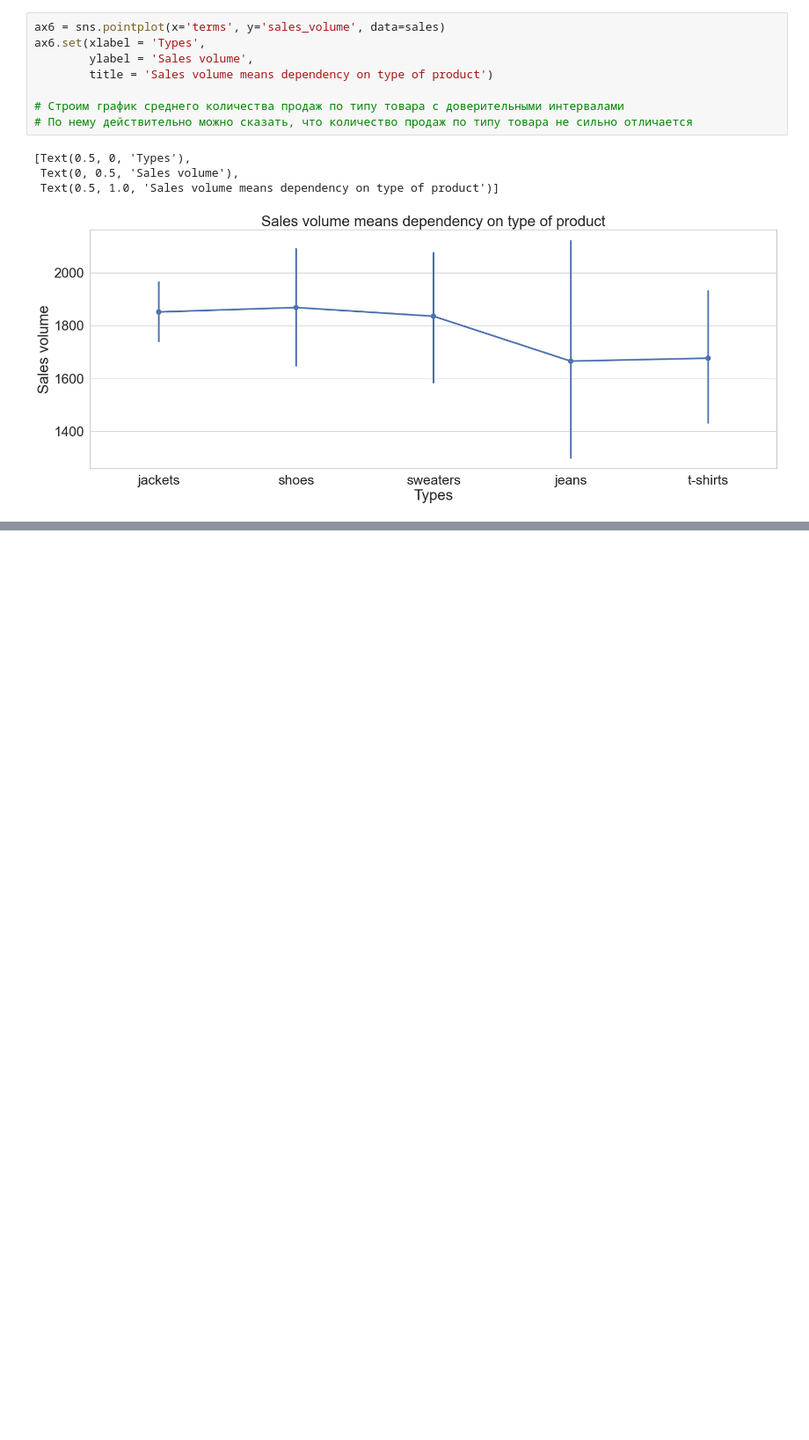
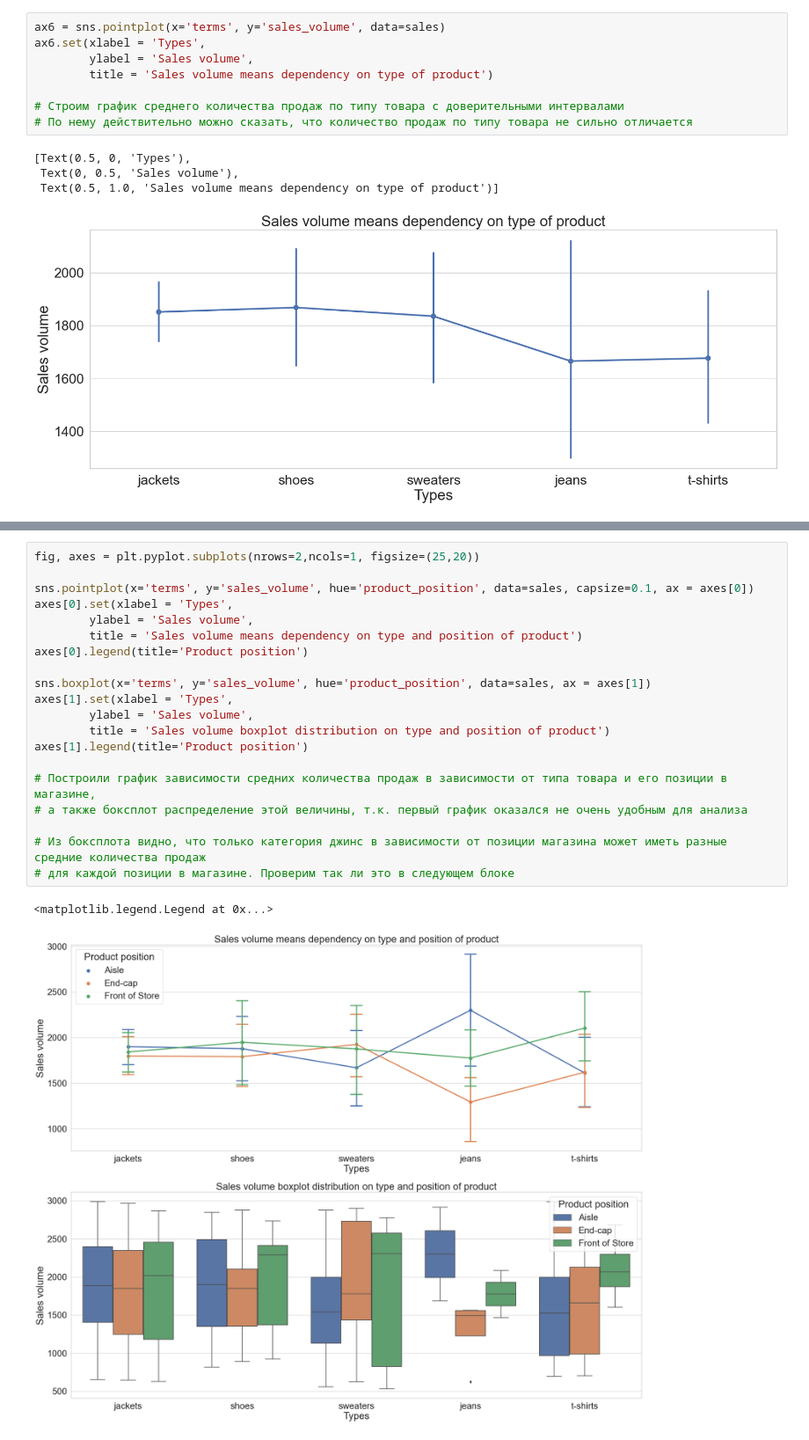
Before and after one commit to Kelebrimbor/Analytics, a Jupyter notebook: Zara_sales/Kaggle_Zara_sales.ipynb, the cells around one changed output, grey strips where cells are left out. Shown at 88% size. Cells and saved outputs as stored; diff of their text form; blank space fills up the shorter version.

Commit message:
Added graphs and Tukey test for sales volume

```diff
--- a/Zara_sales/Kaggle_Zara_sales.ipynb
+++ b/Zara_sales/Kaggle_Zara_sales.ipynb
@@ -651,0 +656,23 @@ pg.anova(data=sales, dv='sales_volume', between=['terms', 'product_position'])
+# %%
+fig, axes = plt.pyplot.subplots(nrows=2,ncols=1, figsize=(25,20))
+
+sns.pointplot(x='terms', y='sales_volume', hue='product_position', data=sales, capsize=0.1, ax = axes[0])
+axes[0].set(xlabel = 'Types',
+        ylabel = 'Sales volume',
+        title = 'Sales volume means dependency on type and position of product')
+axes[0].legend(title='Product position')
+
+sns.boxplot(x='terms', y='sales_volume', hue='product_position', data=sales, ax = axes[1])
+axes[1].set(xlabel = 'Types',
+        ylabel = 'Sales volume',
+        title = 'Sales volume boxplot distribution on type and position of product')
+axes[1].legend(title='Product position')
+
+# Построили график зависимости средних количества продаж в зависимости от типа товара и его позиции в магазине,
+# а также боксплот распределение этой величины, т.к. первый график оказался не очень удобным для анализа
+
+# Из боксплота видно, что только категория джинс в зависимости от позиции магазина может иметь разные средние количества продаж
+# для каждой позиции в магазине. Проверим так ли это в следующем блоке
+# %% [output]
+<matplotlib.legend.Legend at 0x...>
+[figure, added]
```
Also changed, not shown: parts of 3 cells of this notebook.
